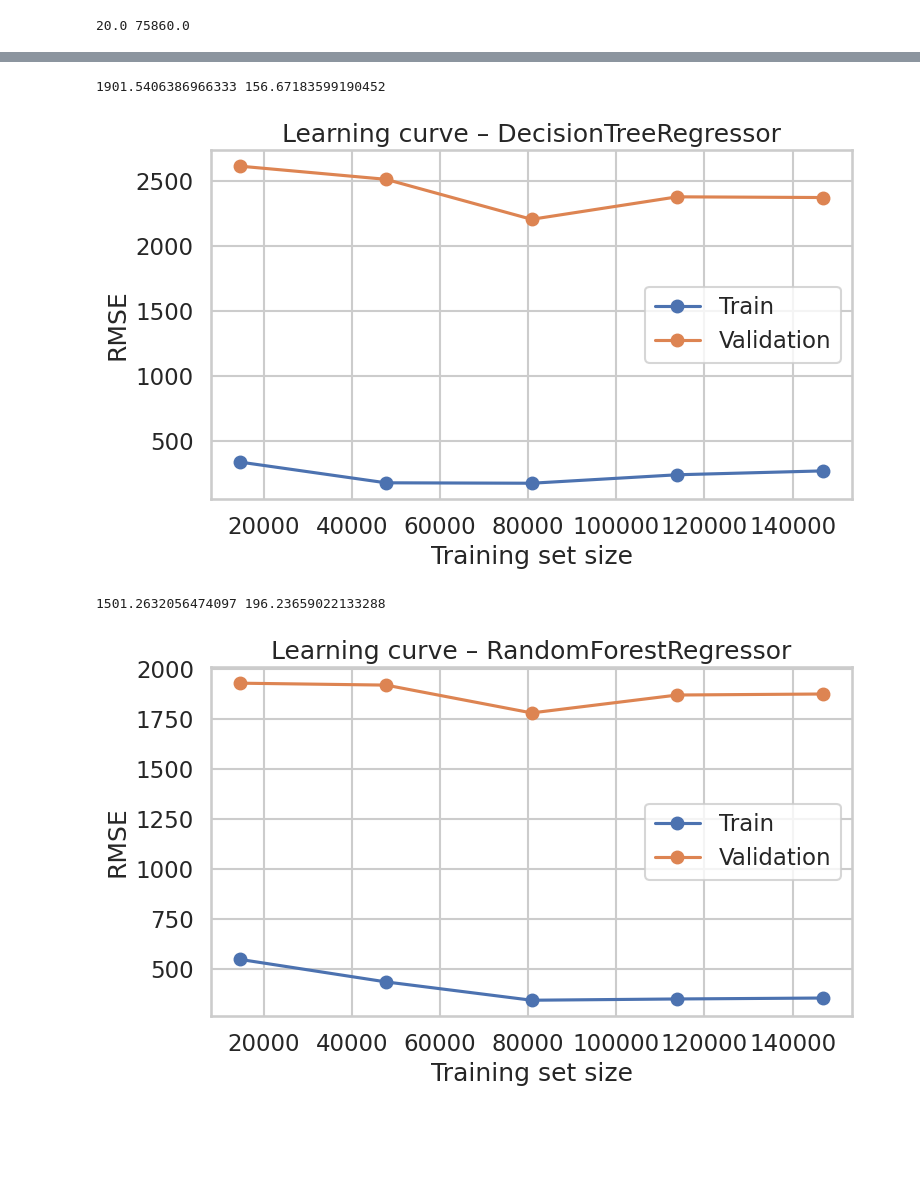
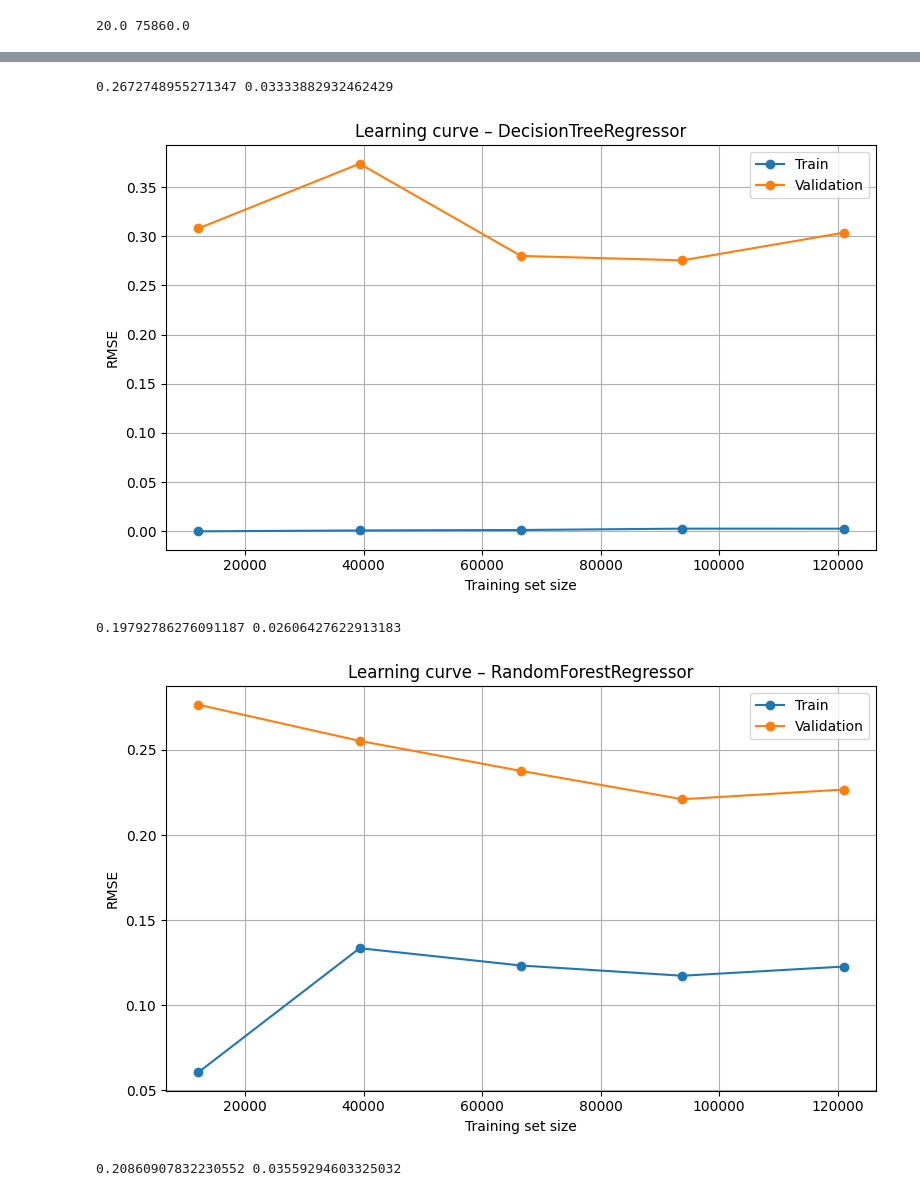
Before and after one commit to szymonczaja/Time-Series-Analysis, a Jupyter notebook: notebooks/02_feature_engineering.ipynb, the cells around one changed output, grey strips where cells are left out. Drawn from its saved outputs; the diff is of its cells as text; code cells hidden in the pictures; blank space fills up the shorter version.

Commit message:
optuna, model benchmarks, shap

```diff
--- a/notebooks/02_feature_engineering.ipynb
+++ b/notebooks/02_feature_engineering.ipynb
@@ -106,8 +112,8 @@ mask_test = df_full['Date'] >= split_date
 
 X_train = X[mask_train]
 X_test = X[mask_test]
-y_train = y[mask_train]
-y_test = y[mask_test]
+y_train = y_log[mask_train]
+y_test = y_log[mask_test]
 # %%
 print(f'Train dataset shape: {X_train.shape}')
 print(f'Test dataset shape: {X_test.shape}')
@@ -162,9 +168,16 @@ Name: count, dtype: int64
 # %%
 class FeatureTransformer(BaseEstimator, TransformerMixin):
     def __init__(self):
-        pass
+        self.store_median_sales_ = None
+        self.store_promo_median_sales_ = None
+        self.store_dow_median_sales_ = None
 
     def fit(self, X, y=None):
+        if y is not None:
+            temp_df = pd.DataFrame({'Store': X['Store'], 'LogSales': y})
+            self.store_median_sales_ = temp_df.groupby('Store')['LogSales'].median().to_dict()
+            self.store_promo_median_sales_ = temp_df.join(X['Promo']).groupby(['Store', 'Promo'])['LogSales'].median().to_dict()
+            self.store_dow_median_sales_ = temp_df.join(X['DayOfWeek']).groupby(['Store', 'DayOfWeek'])['LogSales'].median().to_dict()
         return self
 
     def _has_competition(self, X):
@@ -226,6 +239,17 @@ class FeatureTransformer(BaseEstimator, TransformerMixin):
         X_copy['Promo_SchoolHoliday_interaction'] = X_copy['Promo'] * X_copy['SchoolHoliday']
         X_copy['Promo_DayOfWeek_interaction'] = X_copy['Promo'] * X_copy['DayOfWeek']
         X_copy['PromoInterval'] = X_copy['PromoInterval'].str.replace(',', '_')
+        if self.store_median_sales_ is not None:
+            default_val = np.mean(list(self.store_median_sales_.values()))
+            X_copy['StoreMedianLogSales'] = X_copy['Store'].map(self.store_median_sales_).fillna(default_val)
+            pair_store_promo = list(zip(X_copy['Store'], X_copy['Promo']))
+            X_copy['StorePromoMedianLogSales'] = [self.store_promo_median_sales_.get(pt, default_val) for pt in pair_store_promo]
+            pair_store_dow = list(zip(X_copy['Store'], X_copy['DayOfWeek']))
+            X_copy['StoreDowMedianLogSales'] = [self.store_dow_median_sales_.get(pt, default_val) for pt in pair_store_dow]
+        else:
+            X_copy['StoreMedianLogSales'] = 0.0
+            X_copy['StorePromoMedianLogSales'] = 0.0
+            X_copy['StoreDowMedianLogSales'] = 0.0
         X_copy = X_copy.drop(columns=[
             "Date",
             "CompetitionOpenSinceMonth",
@@ -237,7 +261,7 @@ class FeatureTransformer(BaseEstimator, TransformerMixin):
             "Promo2SinceYear_filled",
             "Promo2SinceWeek_filled",
             "Promo2StartDate",
-            "Store"])
+            "Customers"])
         return X_copy
 # %%
 ft = FeatureTransformer()
@@ -474,7 +493,12 @@ dtype: float64
 # %%
 cols_for_ohe = ['StoreType', 'Assortment', 'PromoInterval', 'StateHoliday']
 cols_for_scaling = ['CompetitionDistance', 'MonthsSinceCompetition', 'months_since_promo2']
-cols_for_passthorugh = ['Year', 'Month', 'Promo2', 'DayOfWeek', 'Open', 'Promo', 'SchoolHoliday', 'WeekOfYear', 'IsWeekend', 'HasCompetition','Promo_SchoolHoliday_interaction', 'Promo_DayOfWeek_interaction']
+cols_for_passthorugh = [
+    'Year', 'Store', 'Month', 'Promo2', 'DayOfWeek', 'Open', 'Promo',
+    'SchoolHoliday', 'WeekOfYear', 'IsWeekend', 'HasCompetition',
+    'Promo_SchoolHoliday_interaction', 'Promo_DayOfWeek_interaction',
+    'StoreMedianLogSales', 'StorePromoMedianLogSales', 'StoreDowMedianLogSales'
+]
 # %%
 ohe_pipeline = make_pipeline(
     SimpleImputer(strategy='most_frequent'),
@@ -502,7 +526,7 @@ decison_tree_reg_pipeline = Pipeline([
     ('model', DecisionTreeRegressor(max_depth=30))
 ])
 # %%
-tscv = TimeSeriesSplit(n_splits=5)
+tscv = TimeSeriesSplit(n_splits=5, gap=1115)
 
 scores = cross_val_score(decison_tree_reg_pipeline,
                          X_train, y_train,
@@ -513,7 +537,7 @@ scores = cross_val_score(decison_tree_reg_pipeline,
 rmse_scores = -scores
 print(rmse_scores.mean(), rmse_scores.std())
 # %% [output]
-1901.5406386966333 156.67183599190452
+0.2672748955271347 0.03333882932462429
 # %%
 train_sizes, train_scores, val_scores = learning_curve(
     estimator=decison_tree_reg_pipeline,
@@ -529,22 +553,23 @@ val_rmse = -val_scores.mean(axis=1)
 # %%
 plt.figure(figsize=(8, 5))
 
 plt.plot(train_sizes, train_rmse, marker="o", label="Train")
 plt.plot(train_sizes, val_rmse, marker="o", label="Validation")
 
 plt.xlabel("Training set size")
 plt.ylabel("RMSE")
 plt.title("Learning curve – DecisionTreeRegressor")
 plt.legend()
+plt.grid()
 plt.tight_layout()
 plt.show()
 # %% [output]
-[figure, old version]
+[figure, new version]
 # %%
 rf_pipeline = Pipeline([
     ('feature_transformer', FeatureTransformer()),
     ('preprocessor', preprocessor),
-    ('model', RandomForestRegressor(random_state=42))
+    ('model', RandomForestRegressor(n_estimators=300, min_samples_leaf=10, n_jobs=-1, random_state=42))
 ])
 
 scores = cross_val_score(rf_pipeline,
@@ -556,7 +581,7 @@ scores = cross_val_score(rf_pipeline,
 rmse_scores = -scores
 print(rmse_scores.mean(), rmse_scores.std())
 # %% [output]
-1501.2632056474097 196.23659022133288
+0.19792786276091187 0.02606427622913183
 # %%
 train_sizes, train_scores, val_scores = learning_curve(
     estimator=rf_pipeline,
@@ -577,7 +602,21 @@ plt.xlabel("Training set size")
 plt.ylabel("RMSE")
 plt.title("Learning curve – RandomForestRegressor")
 plt.legend()
+plt.grid()
 plt.tight_layout()
 plt.show()
 # %% [output]
-[figure, old version]
+[figure, new version]
+# %%
+xgb_pipeline = Pipeline([
+    ('feature_transformer', FeatureTransformer()),
+    ('preprocessor', preprocessor),
+    ('xgb_model', XGBRegressor())
+])
+
+scores = cross_val_score(xgb_pipeline, X_train, y_train, cv=tscv, scoring='neg_root_mean_squared_error', n_jobs=-1)
+
+rmse_scores = -scores
+print(rmse_scores.mean(), rmse_scores.std())
+# %% [output]
+0.20860907832230552 0.03559294603325032
```
Also changed, not shown: parts of 40 cells of this notebook.
